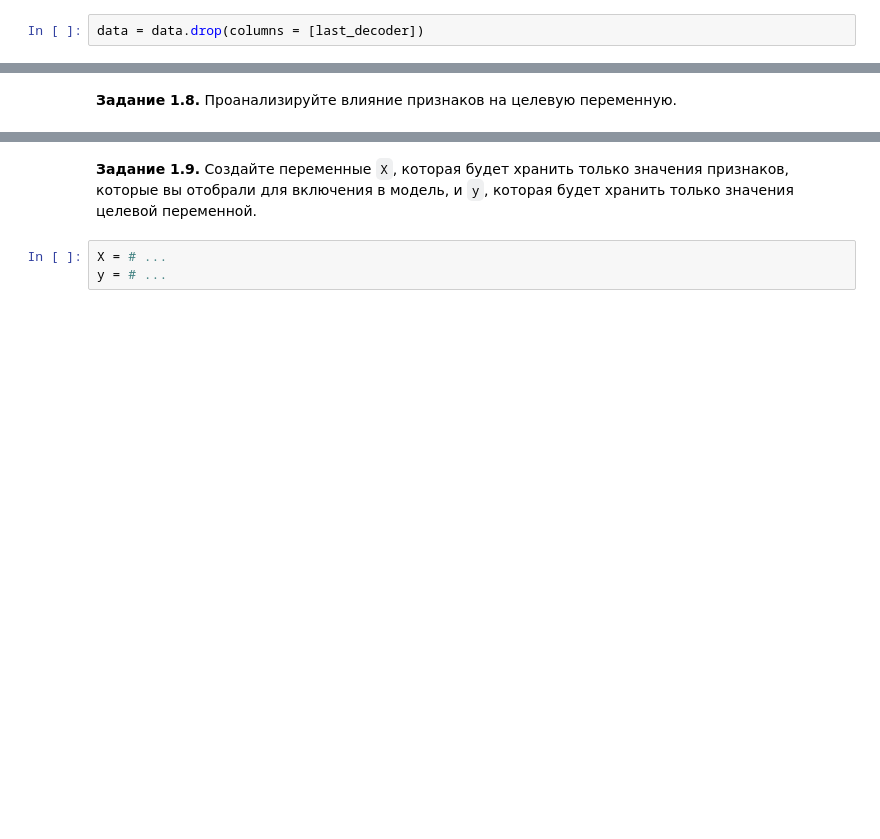
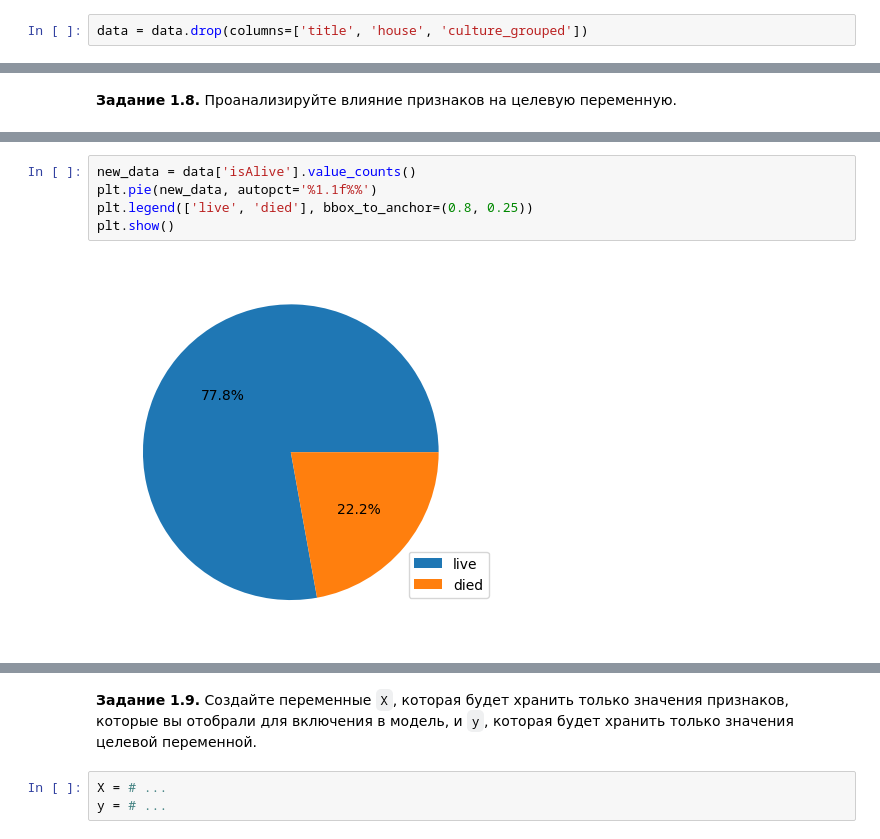
Before and after one commit to Aqity/deep_learning_school_autumn_2026, a Jupyter notebook: hw_1_game_of_thrones_main.ipynb, the cells around one changed output, grey strips where cells are left out. Drawn from its saved outputs; the diff is of its cells as text; blank space fills up the shorter version.

```diff
--- a/hw_1_game_of_thrones_main.ipynb
+++ b/hw_1_game_of_thrones_main.ipynb
@@ -746,2 +746,2 @@ data.head(10)
 # %%
-data = data.drop(columns = [last_decoder])
+data = data.drop(columns=['title', 'house', 'culture_grouped'])
@@ -753,0 +762,7 @@ KeyError: "[('title', 'house', 'culture_grouped')] not found in axis"
+# %%
+new_data = data['isAlive'].value_counts()
+plt.pie(new_data, autopct='%1.1f%%')
+plt.legend(['live', 'died'], bbox_to_anchor=(0.8, 0.25))
+plt.show()
+# %% [output]
+[figure, added]
```
Also changed, not shown: parts of 13 cells of this notebook.
